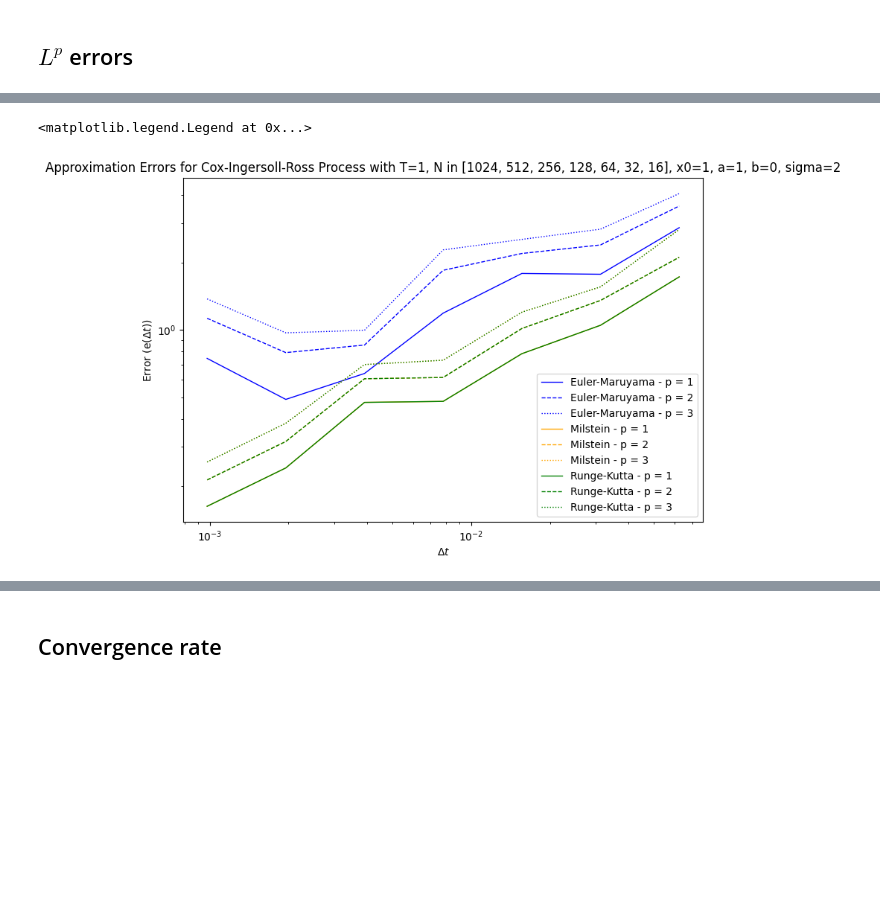
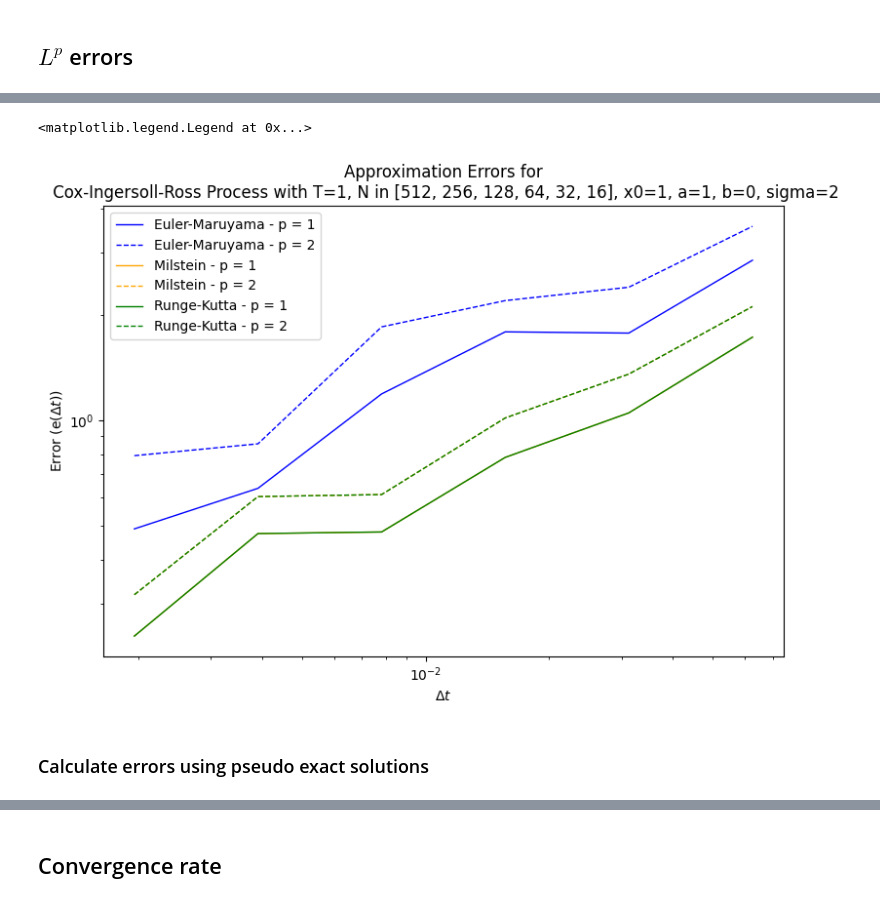
Before and after one commit to Sleepon1805/SDE_Simulation, a Jupyter notebook: sde_simulation_demo.ipynb, the cells around one changed output, grey strips where cells are left out. Saved outputs shown, nothing was run; the diff lists cells and outputs as text; code cells hidden in the pictures; blank space fills up the shorter version.

```diff
--- a/sde_simulation_demo.ipynb
+++ b/sde_simulation_demo.ipynb
@@ -201,3 +201,15 @@ print(f'Chosen SDE: {sde}')
 Chosen SDE: Cox-Ingersoll-Ross Process with T=1, N=1000, x0=1, a=1, b=0, sigma=2
 # %% [markdown]
 ## Examples of exact solutions
+# %%
+num_simulations = 5
+
+for num in range(num_simulations):
+    brownian_motion = sde.sample_brownian_motion(seed=SEED * num)
+    plt.plot(sde.ts, brownian_motion, label = "sampled path " + str(num))
+
+plt.title(f'Sampled brownian motions')
+plt.axhline(y = 0, color = 'k', linestyle = '--', linewidth = 0.5)
+plt.ylabel('B_t')
+plt.xlabel('t')
+plt.legend()
@@ -354,3 +370,8 @@ def calculate_error(solutions, calc_approximations, p=1):
     assert p >= 1, "p \in [1, \infty)"
     error = np.max(np.mean(np.abs(solutions - calc_approximations) ** p, axis=1) ** (1/p))
     return error
+# %%
+# Initiate experiment parameters
+p_values = (1, 2)  # p in L^p norm
+dt_grid = [2 ** R for R in range(-9, -3)]
+num_simulations = 10000
@@ -357,9 +380,5 @@ def calculate_error(solutions, calc_approximations, p=1):
 # %%
 %%time
-# Initiate dt grid and lists to store errors
-p_values = (1, 2, 3)  # p in L^p norm
-dt_grid = [2 ** R for R in range(-10, -3)]
-num_simulations = 10000
 
 errors = {(method_name, p): [] for method_name in APPROXIMATION_METHODS for p in p_values}
 num_steps_grid = [int(sde.T / dt) for dt in dt_grid]
@@ -409,15 +427,16 @@ Wall time: 11min 43s
 # %%
 # Plot
 delta_ts = dt_grid
 colors = ['blue', 'orange', 'green']
 for i, method_name in enumerate(APPROXIMATION_METHODS):
     plt.loglog(delta_ts, errors[(method_name, p_values[0])], label=f"{method_name} - p = {p_values[0]}", color=colors[i])
     plt.loglog(delta_ts, errors[(method_name, p_values[1])], label=f"{method_name} - p = {p_values[1]}", ls="--", color=colors[i])
-    plt.loglog(delta_ts, errors[(method_name, p_values[2])], label=f"{method_name} - p = {p_values[2]}", ls=":", color=colors[i])
-plt.title(f'Approximation Errors for {adapted_sde_name}')
+plt.title(f'Approximation Errors for\n {adapted_sde_name}')
 plt.xlabel('$\Delta t$')
 plt.ylabel('Error (e($\Delta t$))')
 plt.legend()
 # %% [output]
 <matplotlib.legend.Legend at 0x...>
-[figure, old version]
+[figure, new version]
+# %% [markdown]
+### Calculate errors using pseudo exact solutions
```
Also changed, not shown: parts of 9 cells of this notebook, 3 other files.
